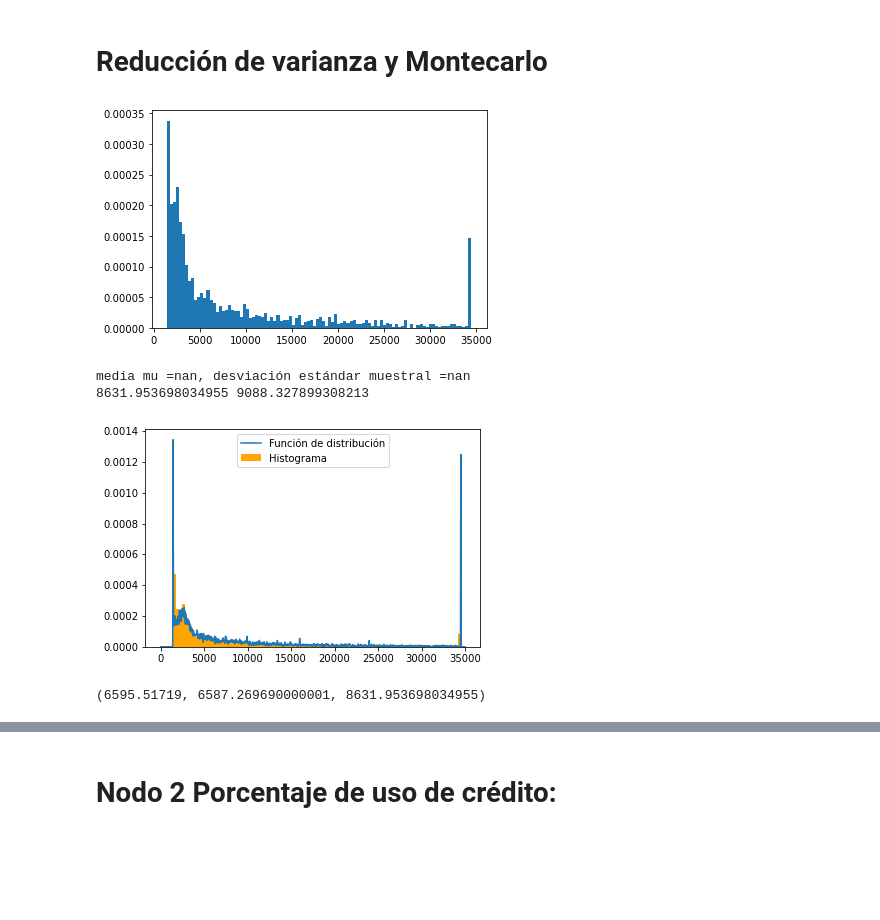
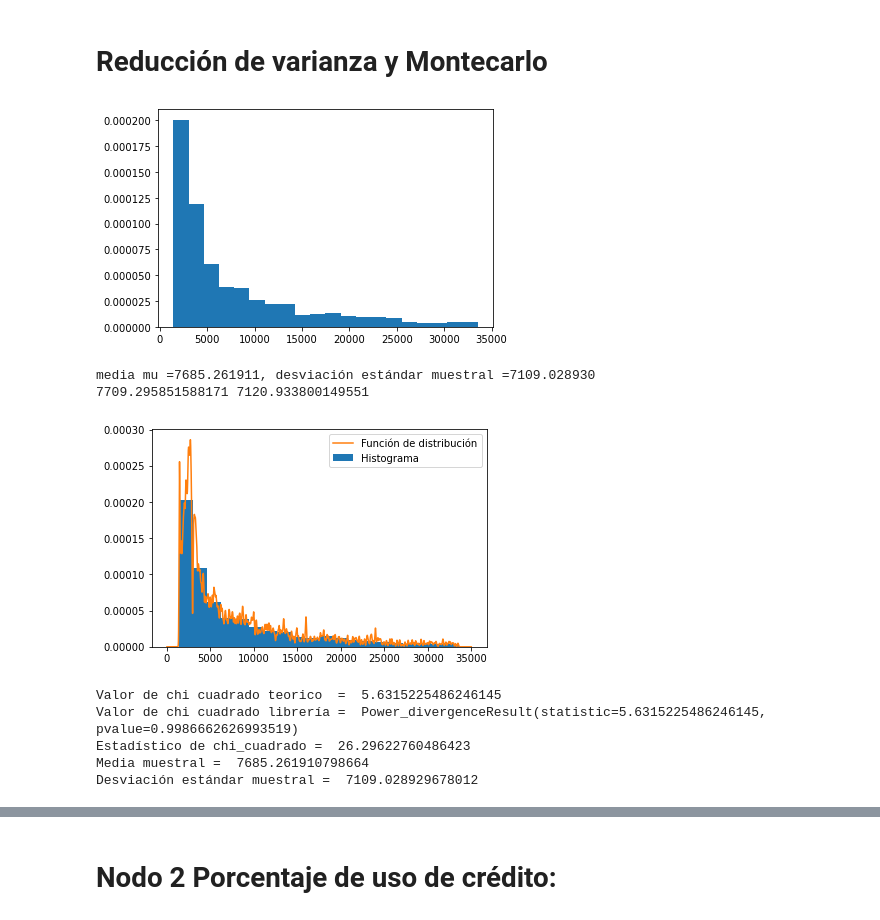
Before and after one commit to IvanArellanoRuelas/ProyectoModulo1_ArellanoI_LafargaI, a Jupyter notebook: ProyectoModulo2_Arellano_Lafarga.ipynb, the cells around one changed output, grey strips where cells are left out. Saved outputs shown, nothing was run; the diff lists cells and outputs as text; code cells hidden in the pictures; blank space fills up the shorter version.

```diff
--- a/ProyectoModulo2_Arellano_Lafarga.ipynb
+++ b/ProyectoModulo2_Arellano_Lafarga.ipynb
@@ -258,5 +285,0 @@ prueba_dist(N_1s,50)
-# %%
-for i in range(70,80):
-    try: q_q(N_1, a[i])
-    except ValueError:
-            pass
@@ -279,52 +317,82 @@ ax.legend(loc='upper left')
 # Reducción de varianza y Montecarlo
 # %%
 N=10000
-f_1=kde_sklearn_mod(N_1s,  25.655172413793103)
-proba = f_1(np.arange(0,35000,.5))
+f_1=kde_sklearn_mod(N_1s,  45.44897959183673)
+proba = f_1(np.arange(1438.3,33711,.5))
 f_acum = proba.cumsum()
 # Reducción de varianza y Montecarlo
 
 
 u = muestreo_est(N)
 funcion2 = lambda u: (generador_var(f_acum, N_1s, N))
 o=funcion2(u).values
+a = [o[i] for i in range(0,len(o)) if o[i]>1]
+np.mean(a)
+
 # Reducción con método estratificado
 
 complements=complementarios_1(N)
 funcion2_1 = lambda u: (generador_var(f_acum, N_1s, N))
 o_2=funcion2(u).values
+
 # Reducción por complementario
 
-J = 100
+J = 20
 # Cantidad de particiones del histograma
 
 
-y, x, _ = plt.hist(o, J, density=True)
+y, x, _ = plt.hist(o_2, J, density=True)
 plt.show()
-x = x[:-1] # Se obvia el último valor de x para obtener exactamente J muestras de x
+x = x[:-1] # Se obvia el último valor de x
 
 
 
-mu = np.mean(o)
-sigma = np.std(o)
+mu = np.mean(a)
+sigma = np.std(a)
 print('media mu =%f, desviación estándar muestral =%f'%(mu,sigma))
 print(N_1.mean(), N_1.std())
 # Media y desviación estándar muestral
 # %% [output]
-[figure, old version]
+[figure, new version]
-media mu =nan, desviación estándar muestral =nan
-8631.953698034955 9088.327899308213
+media mu =7685.261911, desviación estándar muestral =7109.028930
+7709.295851588171 7120.933800149551
 # %%
-plt.hist(o, bins=100, density = True, color = 'orange',label='Histograma')
+plt.hist(a, bins=20, density = True,label='Histograma')
 plt.plot(np.arange(0,35000,10),f_1(np.arange(0,35000,10)),label='Función de distribución')
 
 plt.legend()
 
 plt.show()
 # %% [output]
-[figure, old version]
+[figure, new version]
-# %%
-o_2.mean(),o.mean(), N_1.mean()
-# %% [output]
-(6595.51719, 6587.269690000001, 8631.953698034955)
+# %%
+# Prueba chi cuadrada
+dist = "foldnorm"
+pi = getattr(st, dist).pdf(x, *getattr(st, dist).fit(a))
+
+# Cálculo de la esperanza usando la expresión teórica
+Ei = x*pi
+
+# Cálculo teórico de la chi cuadrada
+x2 = sum(list(map(lambda Ei, obs_i:(obs_i - Ei)**2 / Ei, Ei, y)))
+
+print('Valor de chi cuadrado teorico  = ', x2)
+
+# Cálculo usando la librería estadística de la chi cuadrada
+X2 = st.chisquare(y, Ei)
+print('Valor de chi cuadrado librería = ', X2)
+
+# Cálculo de Grados de libertad del estadístico
+p = len(getattr(st, dist).fit(a)) # Parámetros estimados con los datos
+m = J-p-1 # grados de libertad
+
+Chi_est = st.chi2.ppf(q=0.95, df=m)
+print('Estadístico de chi_cuadrado = ', Chi_est)
+print('Media muestral = ', mu, '\nDesviación estándar muestral = ', sigma)
+# %% [output]
+Valor de chi cuadrado teorico  =  5.6315225486246145
+Valor de chi cuadrado librería =  Power_divergenceResult(statistic=5.6315225486246145, pvalue=0.9986662626993519)
+Estadístico de chi_cuadrado =  26.29622760486423
+Media muestral =  7685.261910798664
+Desviación estándar muestral =  7109.028929678012
 # %%
```
Also changed, not shown: parts of 47 cells of this notebook, 2 other files.
